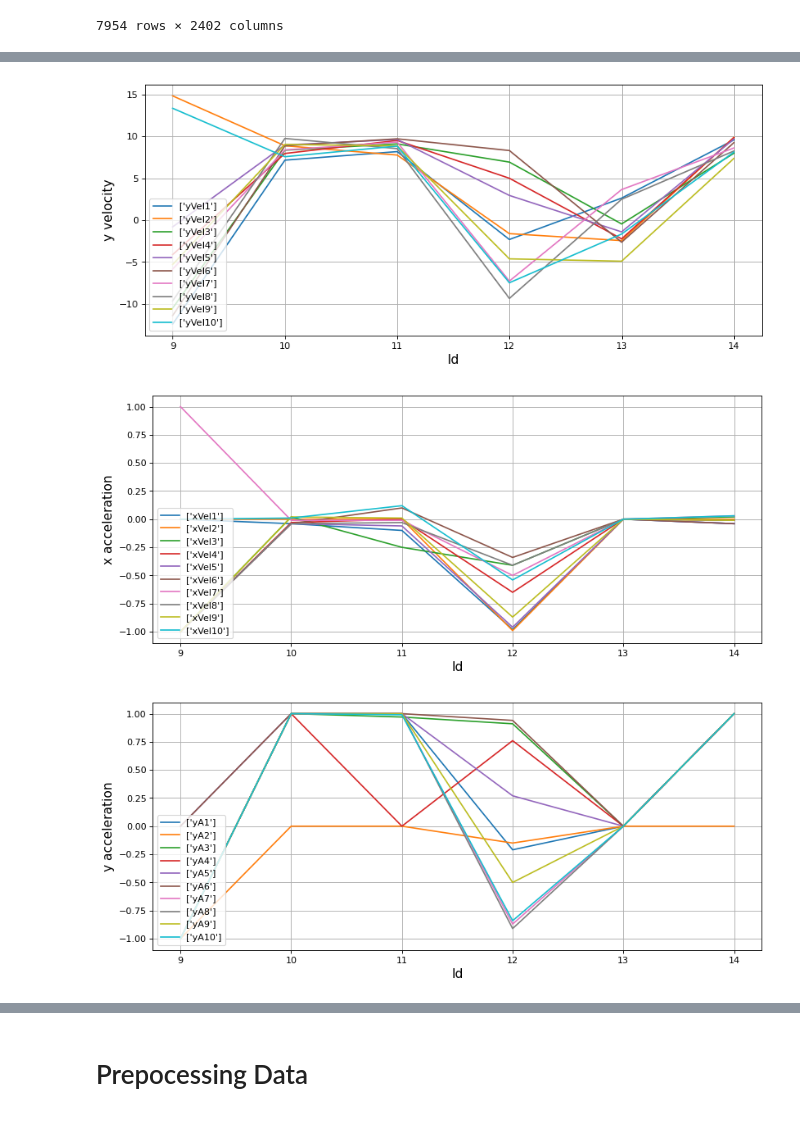
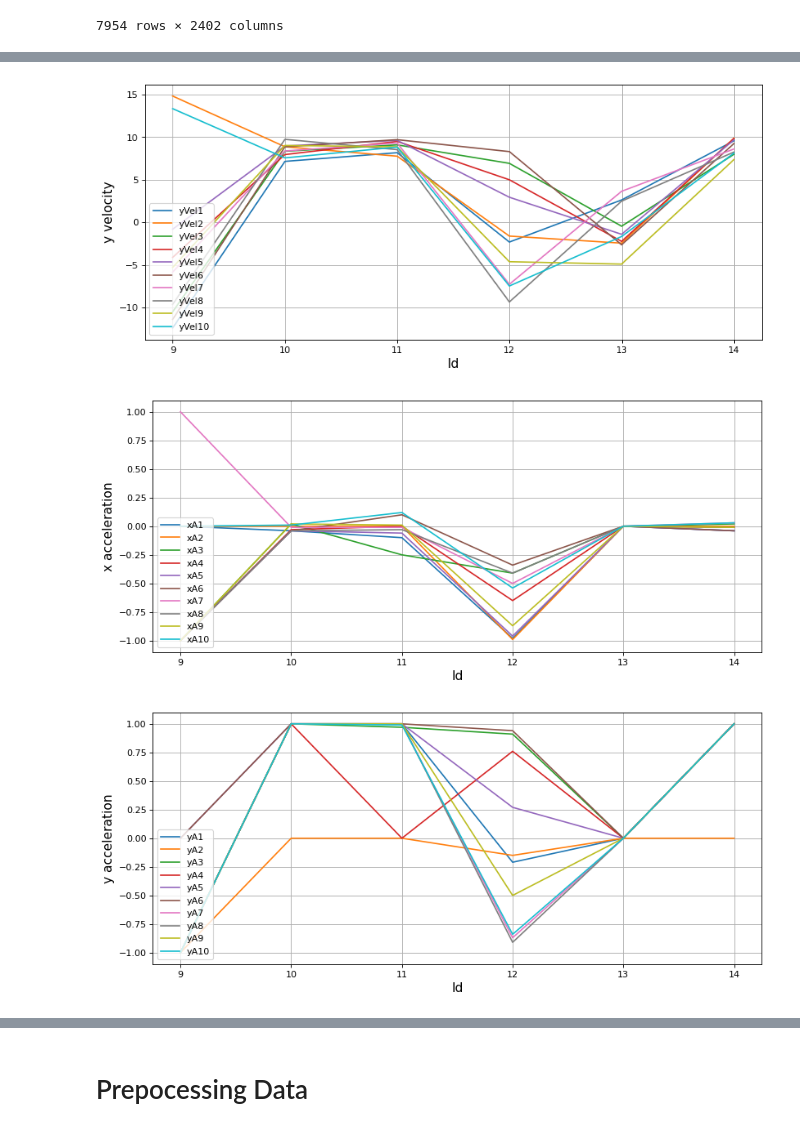
Before and after one commit to azariadr/swarm-behaviour-classification, a Jupyter notebook: Swarm_Behaviour_Classification.ipynb, the cells around one changed output, grey strips where cells are left out. Cells and saved outputs as stored; diff of their text form; code cells hidden in the pictures.

```diff
--- a/Swarm_Behaviour_Classification.ipynb
+++ b/Swarm_Behaviour_Classification.ipynb
@@ -17,5 +18,5 @@ Drive already mounted at /content/drive; to attempt to forcibly remount, call dr
 # %%
-data = pd.read_csv('/content/drive/MyDrive/1 Swarm Behaviour Classification/Swarm_Behaviour.csv')
+data = pd.read_csv(f"{path}/Swarm_Behaviour.csv")
 # %% [markdown]
 # Exploratory Data Analysis
 # %%
@@ -67,0 +66,5 @@ sns.countplot(data["Swarm_Behaviour"])
+# %%
+data['Swarm_Behaviour'] = data['Swarm_Behaviour'].astype(int)
+
+sns.countplot(x='Swarm_Behaviour', data=data)
+plt.show()
@@ -114,7 +115,7 @@ col = data.columns
 from matplotlib.pyplot import figure
 figure(figsize=(12, 5), dpi=80)
 for x in range(1,11):
-    plt.plot(data['id'][9:15], data["x"+str(x)][9:15], label=["x"+str(x)])
+    plt.plot(data['id'][9:15], data["x"+str(x)][9:15], label="x"+str(x))
 plt.ylabel('x value', fontsize=14)
 plt.xlabel('Id', fontsize=14)
 plt.legend(loc=3)
@@ -122,7 +123,7 @@ plt.grid()
 
 figure(figsize=(12, 5), dpi=80)
 for x in range(1,11):
-    plt.plot(data['id'][9:15], data["y"+str(x)][9:15], label=["y"+str(x)])
+    plt.plot(data['id'][9:15], data["y"+str(x)][9:15], label="y"+str(x))
 plt.ylabel('y value', fontsize=14)
 plt.xlabel('Id', fontsize=14)
 plt.legend(loc=3)
@@ -130,7 +131,7 @@ plt.grid()
 
 figure(figsize=(12, 5), dpi=80)
 for x in range(1,11):
-    plt.plot(data['id'][9:15], data["xVel"+str(x)][9:15], label=["xVel"+str(x)])
+    plt.plot(data['id'][9:15], data["xVel"+str(x)][9:15], label="xVel"+str(x))
 plt.ylabel('x velocity', fontsize=14)
 plt.xlabel('Id', fontsize=14)
 plt.legend(loc=3)
@@ -138,7 +139,7 @@ plt.grid()
 
 figure(figsize=(12, 5), dpi=80)
 for x in range(1,11):
-    plt.plot(data['id'][9:15], data["yVel"+str(x)][9:15], label=["yVel"+str(x)])
+    plt.plot(data['id'][9:15], data["yVel"+str(x)][9:15], label="yVel"+str(x))
 plt.ylabel('y velocity', fontsize=14)
 plt.xlabel('Id', fontsize=14)
 plt.legend(loc=3)
@@ -146,7 +147,7 @@ plt.grid()
 
 figure(figsize=(12, 5), dpi=80)
 for x in range(1,11):
-    plt.plot(data['id'][9:15], data["xA"+str(x)][9:15], label=["xVel"+str(x)])
+    plt.plot(data['id'][9:15], data["xA"+str(x)][9:15], label="xA"+str(x))
 plt.ylabel('x acceleration', fontsize=14)
 plt.xlabel('Id', fontsize=14)
 plt.legend(loc=3)
@@ -154,7 +155,7 @@ plt.grid()
 
 figure(figsize=(12, 5), dpi=80)
 for x in range(1,11):
-    plt.plot(data['id'][9:15], data["yA"+str(x)][9:15], label=["yA"+str(x)])
+    plt.plot(data['id'][9:15], data["yA"+str(x)][9:15], label="yA"+str(x))
 plt.ylabel('y acceleration', fontsize=14)
 plt.xlabel('Id', fontsize=14)
 plt.legend(loc=3)
@@ -166,6 +167,6 @@ plt.grid()
-[figure, old version]
+[figure, new version]
-[figure, old version]
+[figure, new version]
-[figure, old version]
+[figure, new version]
 # %%
 figure(figsize=(12, 5), dpi=80)
 for x in range(1,11):
```
Also changed, not shown: parts of 52 cells of this notebook.
